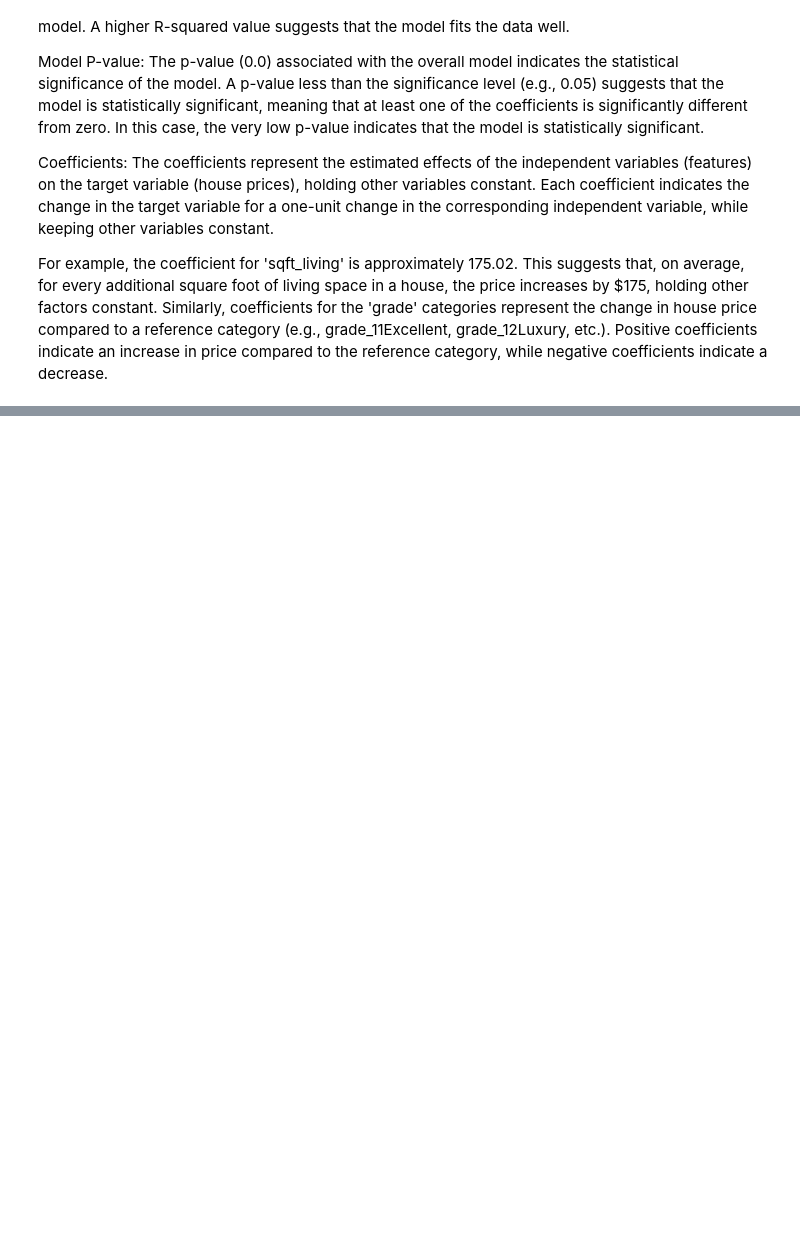
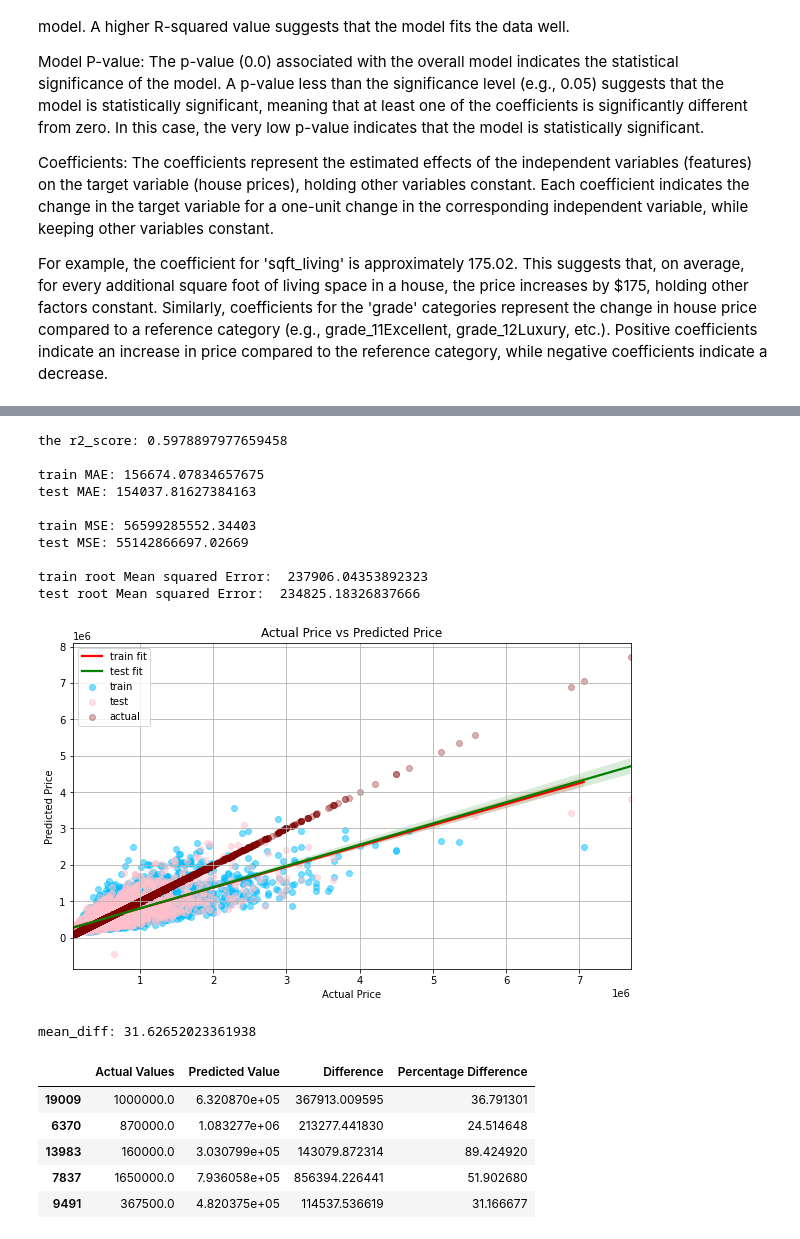
Before and after one commit to clydeochieng/dsc-phase-2-project, a Jupyter notebook: student.ipynb, the cells around one changed output, grey strips where cells are left out. Drawn from its saved outputs; the diff is of its cells as text; code cells hidden in the pictures; blank space fills up the shorter version.

Commit message:
perform train test model

```diff
--- a/student.ipynb
+++ b/student.ipynb
@@ -755,0 +847,23 @@ Similarly, coefficients for the 'grade' categories represent the change in house
+# %%
+x = data_encoded
+y = house_data_clean['price']
+train_test(x,y)
+# %% [output]
+the r2_score: 0.5978897977659458
+
+train MAE: 156674.07834657675
+test MAE: 154037.81627384163
+
+train MSE: 56599285552.34403
+test MSE: 55142866697.02669
+
+train root Mean squared Error:  237906.04353892323
+test root Mean squared Error:  234825.18326837666
+[figure, added]
+mean_diff: 31.62652023361938
+|  | Actual Values | Predicted Value | Difference | Percentage Difference |
+| 19009 | 1000000.0 | 6.320870e+05 | 367913.009595 | 36.791301 |
+| 6370 | 870000.0 | 1.083277e+06 | 213277.441830 | 24.514648 |
+| 13983 | 160000.0 | 3.030799e+05 | 143079.872314 | 89.424920 |
+| 7837 | 1650000.0 | 7.936058e+05 | 856394.226441 | 51.902680 |
+| 9491 | 367500.0 | 4.820375e+05 | 114537.536619 | 31.166677 |
```
Also changed, not shown: parts of 12 cells of this notebook.
